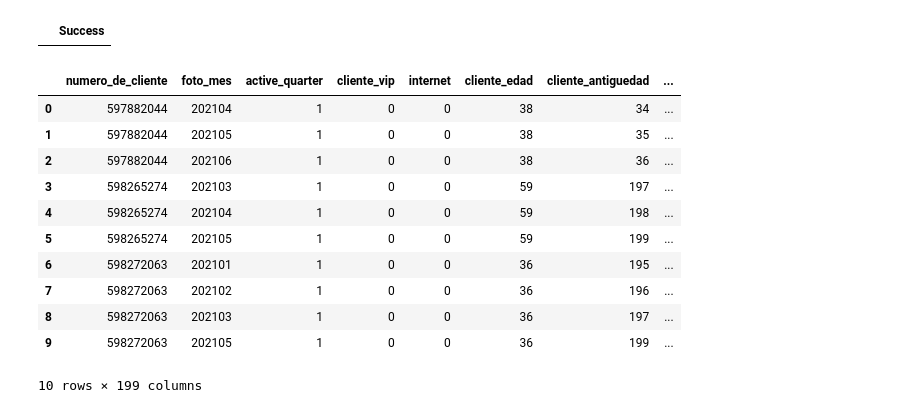
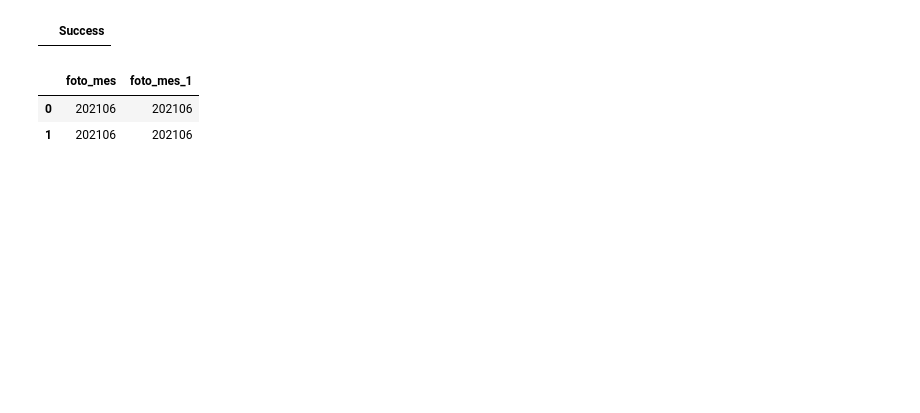
Before and after one commit to dmecoyfin/dmeyf2024, a Jupyter notebook: src/Competencia_1/Feature_Engineering_en_SQL.ipynb, the cells around one changed output. Drawn from its saved outputs; the diff is of its cells as text; code cells hidden in the pictures; blank space fills up the shorter version.

```diff
--- a/src/Competencia_1/Feature_Engineering_en_SQL.ipynb
+++ b/src/Competencia_1/Feature_Engineering_en_SQL.ipynb
@@ -597,18 +628,11 @@ COPY competencia_01_fe TO '../../../datasets/competencia_01_fe.csv' (FORMAT CSV,
 |  | Success |
 # %%
 %%sql
-select * from competencia_01_fe
-limit 10
+select
+    foto_mes,foto_mes_1
+from competencia_01_fe
+limit 2
 # %% [output]
-|  | numero_de_cliente | foto_mes | active_quarter | cliente_vip | internet | cliente_edad | cliente_antiguedad | ... |
-| 0 | 597882044 | 202104 | 1 | 0 | 0 | 38 | 34 | ... |
-| 1 | 597882044 | 202105 | 1 | 0 | 0 | 38 | 35 | ... |
-| 2 | 597882044 | 202106 | 1 | 0 | 0 | 38 | 36 | ... |
-| 3 | 598265274 | 202103 | 1 | 0 | 0 | 59 | 197 | ... |
-| 4 | 598265274 | 202104 | 1 | 0 | 0 | 59 | 198 | ... |
-| 5 | 598265274 | 202105 | 1 | 0 | 0 | 59 | 199 | ... |
-| 6 | 598272063 | 202101 | 1 | 0 | 0 | 36 | 195 | ... |
-| 7 | 598272063 | 202102 | 1 | 0 | 0 | 36 | 196 | ... |
-| 8 | 598272063 | 202103 | 1 | 0 | 0 | 36 | 197 | ... |
-| 9 | 598272063 | 202105 | 1 | 0 | 0 | 36 | 199 | ... |
+|  | foto_mes | foto_mes_1 |
+| 0 | 202106 | 202106 |
+| 1 | 202106 | 202106 |
-10 rows × 199 columns
```
Also changed, not shown: parts of 8 cells of this notebook, 1 other file.
